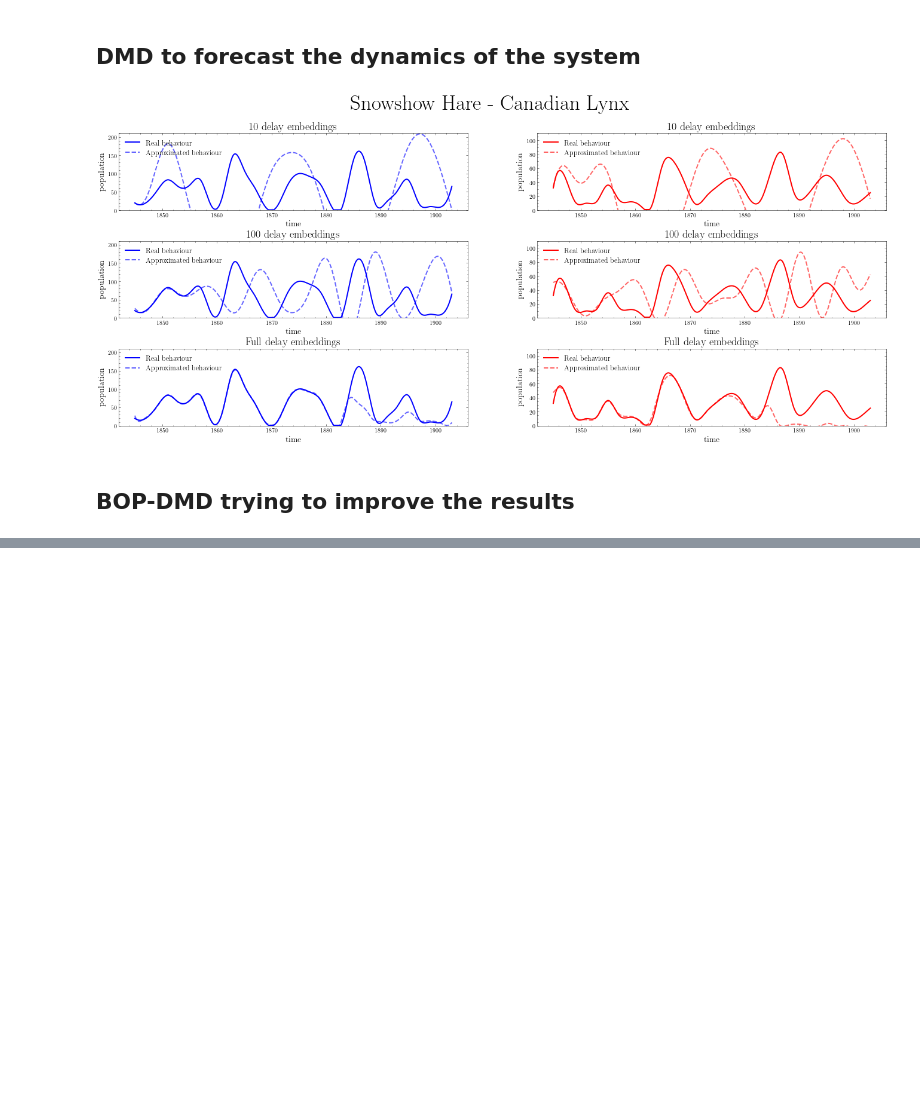
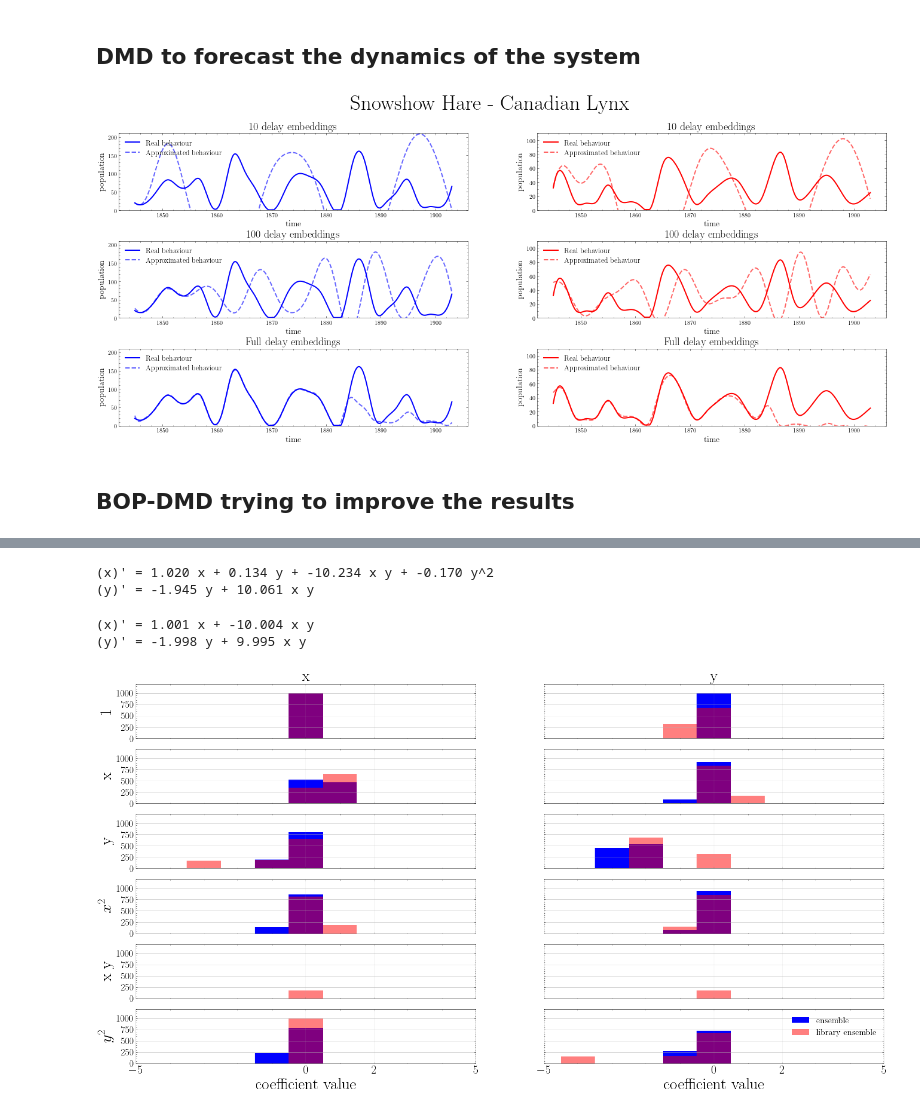
Before and after one commit to tdinelli/Modelling-From-Measurements, a Jupyter notebook: Notebooks/Part-1.ipynb, the cells around one changed output, grey strips where cells are left out. Cells and saved outputs as stored; diff of their text form; code cells hidden in the pictures; blank space fills up the shorter version.

```diff
--- a/Notebooks/Part-1.ipynb
+++ b/Notebooks/Part-1.ipynb
@@ -533,0 +631,7 @@ plt.plot(t1, sol[0,:])
+# %%
+integrator_keywords = {}
+integrator_keywords['rtol'] = 1e-20
+integrator_keywords['method'] = 'RK45' # Probably works also with 'RK45'
+integrator_keywords['atol'] = 1e-18
+
+np.random.seed(100)
@@ -533,0 +671,58 @@ plt.plot(t1, sol[0,:])
+# %%
+ensemble_optimizer = ps.STLSQ()
+model = ps.SINDy(feature_names=feature_names, optimizer=ensemble_optimizer)
+model.fit(x_train, t=dt, ensemble=True, n_models=1000, quiet=True)
+model.print()
+ensemble_coefs = np.asarray(model.coef_list)
+# %% [output]
+(x)' = 1.020 x + 0.134 y + -10.234 x y + -0.170 y^2
+(y)' = -1.945 y + 10.061 x y
+# %%
+library_ensemble_optimizer = ps.STLSQ()
+model = ps.SINDy(feature_names=feature_names, optimizer=library_ensemble_optimizer)
+model.fit(x_train, t=dt, library_ensemble=True, n_models=1000, quiet=True)
+model.print()
+library_ensemble_coefs = np.asarray(model.coef_list)
+# %% [output]
+(x)' = 1.001 x + -10.004 x y
+(y)' = -1.998 y + 9.995 x y
+# %%
+fig = plt.figure(figsize=(25, 13))
+xticknames = model.get_feature_names()
+xticknames = ['1', 'x', 'y', '$x^{2}$', 'x y', '$y^{2}$']
+min_overall = -5
+max_overall = 5
+
+for i in range(6):
+    for j in range(2):
+        ax = plt.subplot(6, 2, j + 1 + i * 2)
+        if(i == 0):
+            ax.set_title(feature_names[j], fontsize=30)
+
+        bins = np.linspace(min_overall, max_overall, max_overall - min_overall + 1)
+        ax.hist(ensemble_coefs[:, j, i], color='b',bins = bins, label='ensemble', align='left')
+        ax.hist(library_ensemble_coefs[:, j, i], color='r', bins = bins, alpha=0.5, label='library ensemble', align='left')
+
+        ax.grid(True)
+
+        if(j == 0):
+            ax.set_ylabel(xticknames[i], fontsize=30)
+        else:
+            ax.set_yticklabels([])
+        if(i != 5):
+            ax.set_xticklabels([])
+        else:
+            ax.set_xlabel('coefficient value', fontsize=30)
+
+        ax.set_xticks([min_overall, 0, max_overall // 2, max_overall])
+        ax.set_ylim(0, 1200)
+        ax.set_xlim(min_overall, max_overall)
+        plt.xticks(fontsize=22)
+        plt.yticks(fontsize=18)
+        if (j == 1 and i == 5):
+            plt.legend(fontsize=16)
+
+fig.savefig('Figures/CoefficientValues_distribution.pdf', format='pdf', dpi=1200)
+plt.show()
+# %% [output]
+[figure, added]
```
Also changed, not shown: parts of 17 cells of this notebook.
